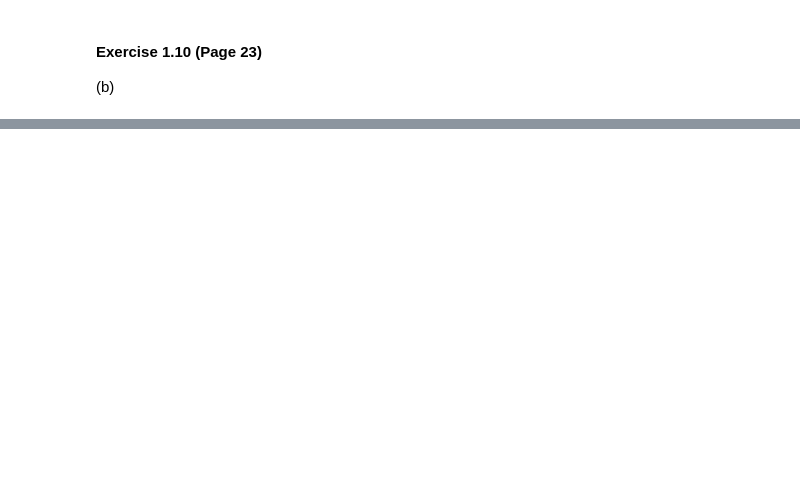
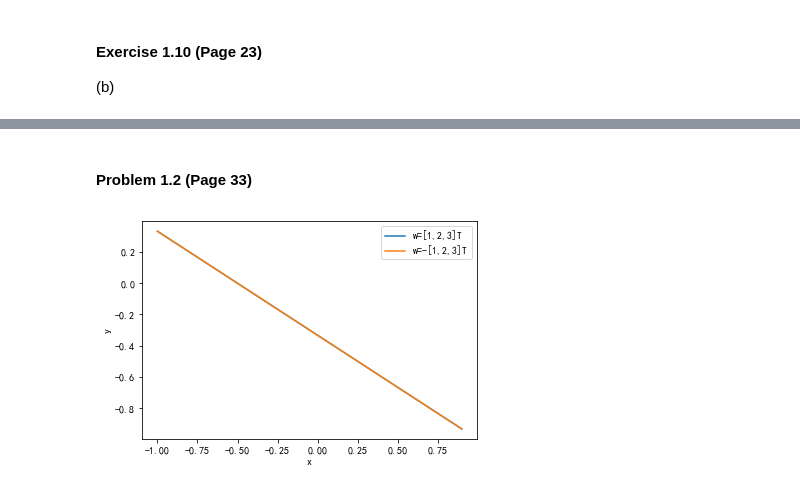
Before and after one commit to Doraemonzzz/Learning-from-data, a Jupyter notebook: Chapter1/代码/Programming Problems.ipynb, the cells around one changed output, grey strips where cells are left out. Cells and saved outputs as stored; diff of their text form; code cells hidden in the pictures; blank space fills up the shorter version.

```diff
--- a/Chapter1/代码/Programming Problems.ipynb
+++ b/Chapter1/代码/Programming Problems.ipynb
@@ -193,3 +135,20 @@ plt.show()
 [figure]
 0.03764441914136553
 [figure]
+# %% [markdown]
+#### Problem 1.2 (Page 33)
+# %%
+import matplotlib.pyplot as plt
+import numpy as np
+
+x = np.arange(-1, 1, 0.1)
+y1 = np.array([-1/3 - 2/3 * i for i in x])
+y2 = np.array([-1/3 - 2/3 * i for i in x])
+plt.plot(x, y1, label='w=[1,2,3]T')
+plt.plot(x, y2, label='w=-[1,2,3]T')
+plt.xlabel('x')
+plt.ylabel('y')
+plt.legend()
+plt.show()
+# %% [output]
+[figure, added]
```
Also changed, not shown: parts of 18 cells of this notebook, 41 other files.
